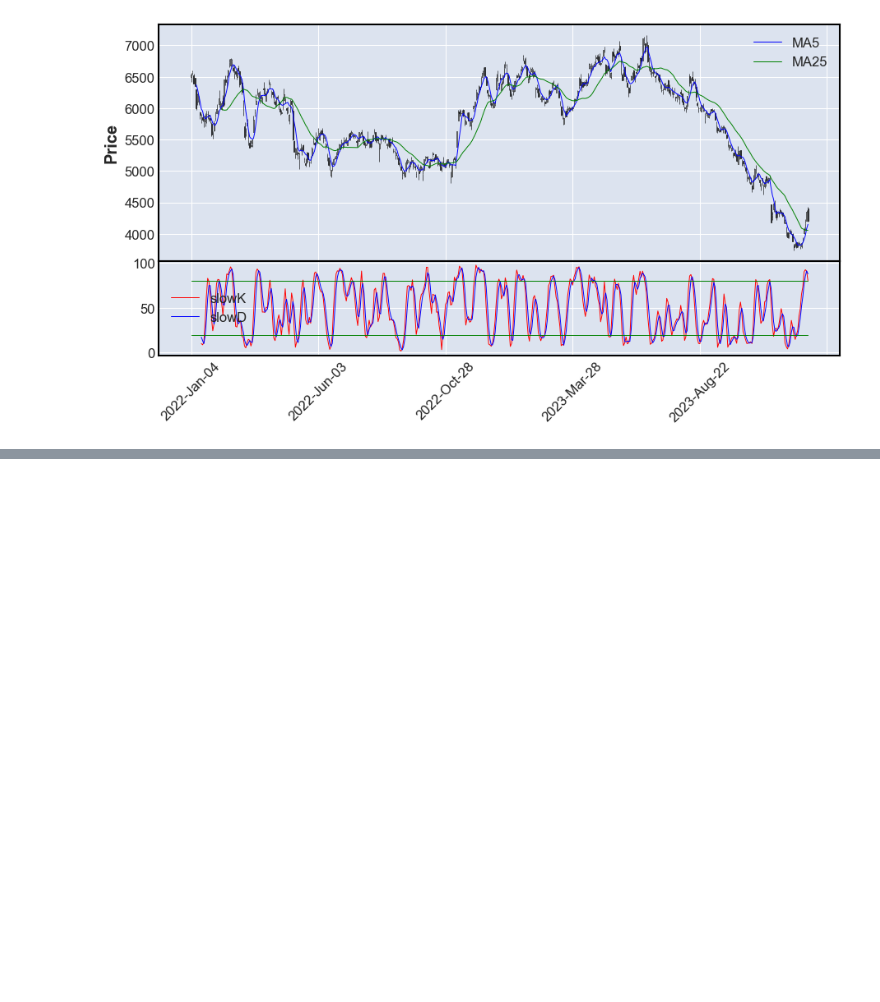
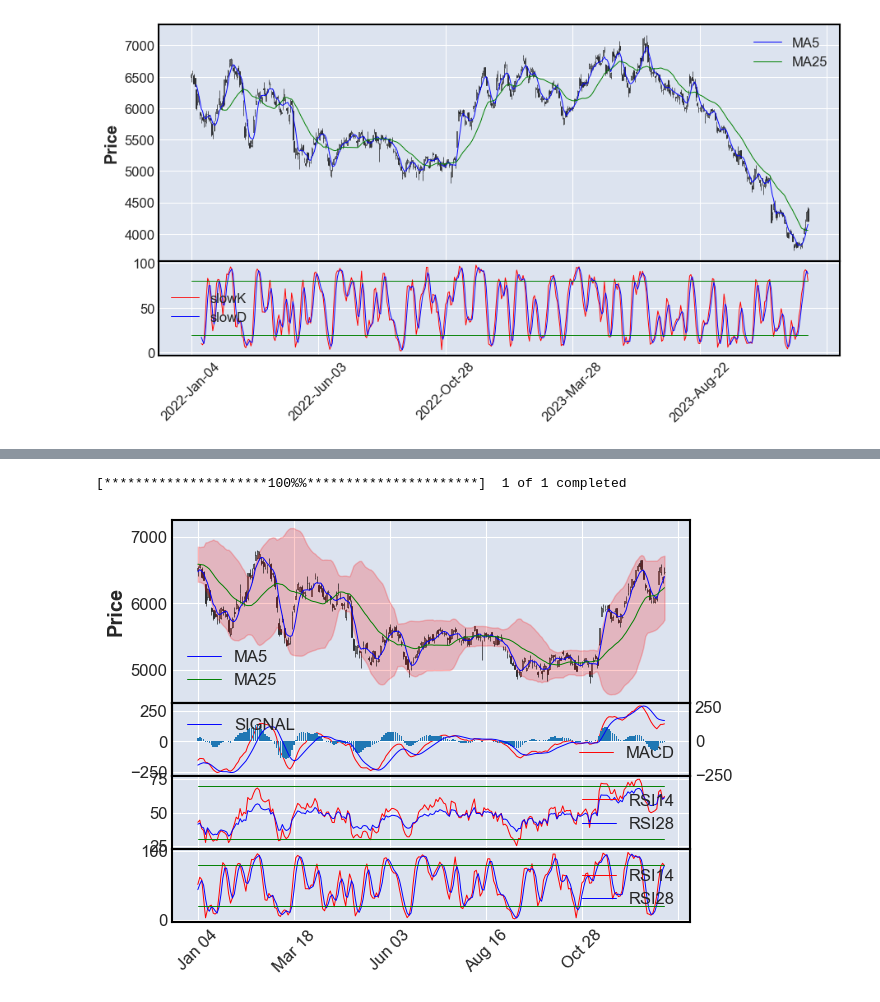
Before and after one commit to KOHTA0405/stock_price, a Jupyter notebook: stock_price.ipynb, the cells around one changed output, grey strips where cells are left out. Drawn from its saved outputs; the diff is of its cells as text; code cells hidden in the pictures; blank space fills up the shorter version.

```diff
--- a/stock_price.ipynb
+++ b/stock_price.ipynb
@@ -463,0 +470,78 @@ fig, axes = mpf.plot(df, type="candle", figratio=(2, 1), addplot=apd, returnfig=
+# %%
+df = get_stock_data("4911", "2020-01-01", "2023-12-31", "1d")
+close = df["Close"]
+
+# 移動平均
+df["ma5"] = ta.SMA(close, timeperiod=5)
+df["ma25"] = ta.SMA(close, timeperiod=25)
+
+# ボリンジャーバンド
+df["upper2"], _, df["lower2"] = ta.BBANDS(
+    close, timeperiod=25, nbdevup=2, nbdevdn=2, matype=ta.MA_Type.SMA
+)
+
+# MACD
+macd, macdsignal, hist = ta.MACD(close, fastperiod=12, slowperiod=26, signalperiod=9)
+df["macd"] = macd
+df["macd_signal"] = macdsignal
+df["hist"] = hist
+
+# RSI
+rsi14 = ta.RSI(close, timeperiod=14)
+rsi28 = ta.RSI(close, timeperiod=28)
+df["rsi14"], df["rsi28"] = rsi14, rsi28
+
+df["70"] = [70 for _ in close]
+df["30"] = [30 for _ in close]
+
+# ストキャスティクス
+slowK, slowD = ta.STOCH(
+    df["High"],
+    df["Low"],
+    df["Close"],
+    fastk_period=5,
+    slowk_period=3,
+    slowk_matype=0,
+    slowd_period=3,
+    slowd_matype=0,
+)
+df["slowK"], df["slowD"] = slowK, slowD
+df["80"] = [80 for _ in close]
+df["20"] = [20 for _ in close]
+
+rdf = df[dt.datetime(2022, 1, 1) : dt.datetime(2023, 1, 1)]
+
+apd = [
+    mpf.make_addplot(rdf["ma5"], color="blue", panel=0, width=0.7, label="MA5"),
+    mpf.make_addplot(rdf["ma25"], color="green", panel=0, width=0.7, label="MA25"),
+    mpf.make_addplot(rdf["macd"], color="red", panel=1, width=0.7, label="MACD"),
+    mpf.make_addplot(
+        rdf["macd_signal"], color="blue", panel=1, width=0.7, label="SIGNAL"
+    ),
+    mpf.make_addplot(rdf["hist"], panel=1, type="bar"),
+    mpf.make_addplot(rdf["rsi14"], color="red", panel=2, width=0.7, label="RSI14"),
+    mpf.make_addplot(rdf["rsi28"], color="blue", panel=2, width=0.7, label="RSI28"),
+    mpf.make_addplot(rdf["70"], color="green", panel=2, width=0.7),
+    mpf.make_addplot(rdf["30"], color="green", panel=2, width=0.7),
+    mpf.make_addplot(rdf["slowK"], color="red", panel=3, width=0.7, label="RSI14"),
+    mpf.make_addplot(rdf["slowD"], color="blue", panel=3, width=0.7, label="RSI28"),
+    mpf.make_addplot(rdf["80"], color="green", panel=3, width=0.7),
+    mpf.make_addplot(rdf["20"], color="green", panel=3, width=0.7),
+]
+
+fig, axes = mpf.plot(
+    rdf,
+    type="candle",
+    figratio=(5, 4),
+    addplot=apd,
+    returnfig=True,
+    fill_between={
+        "y1": rdf["lower2"].values,
+        "y2": rdf["upper2"].values,
+        "color": "red",
+        "alpha": 0.2,
+    },
+)
+# %% [output]
+[*********************100%%**********************]  1 of 1 completed
+[figure, added]
```
Also changed, not shown: parts of 1 cell of this notebook.
